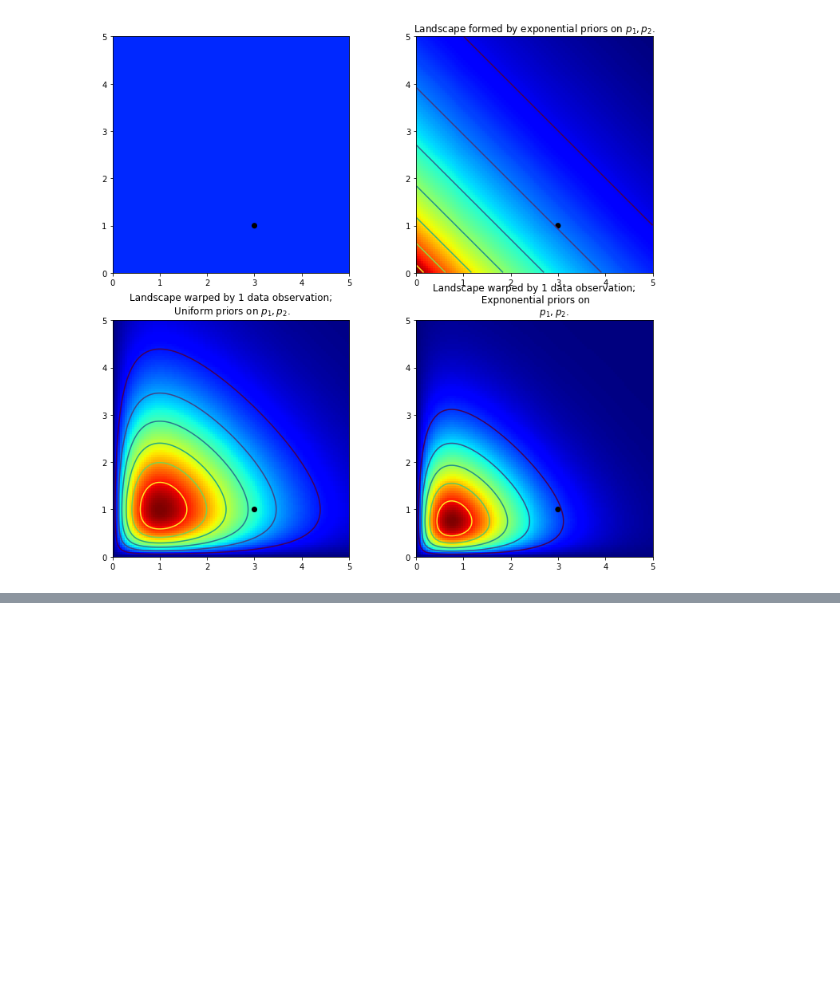
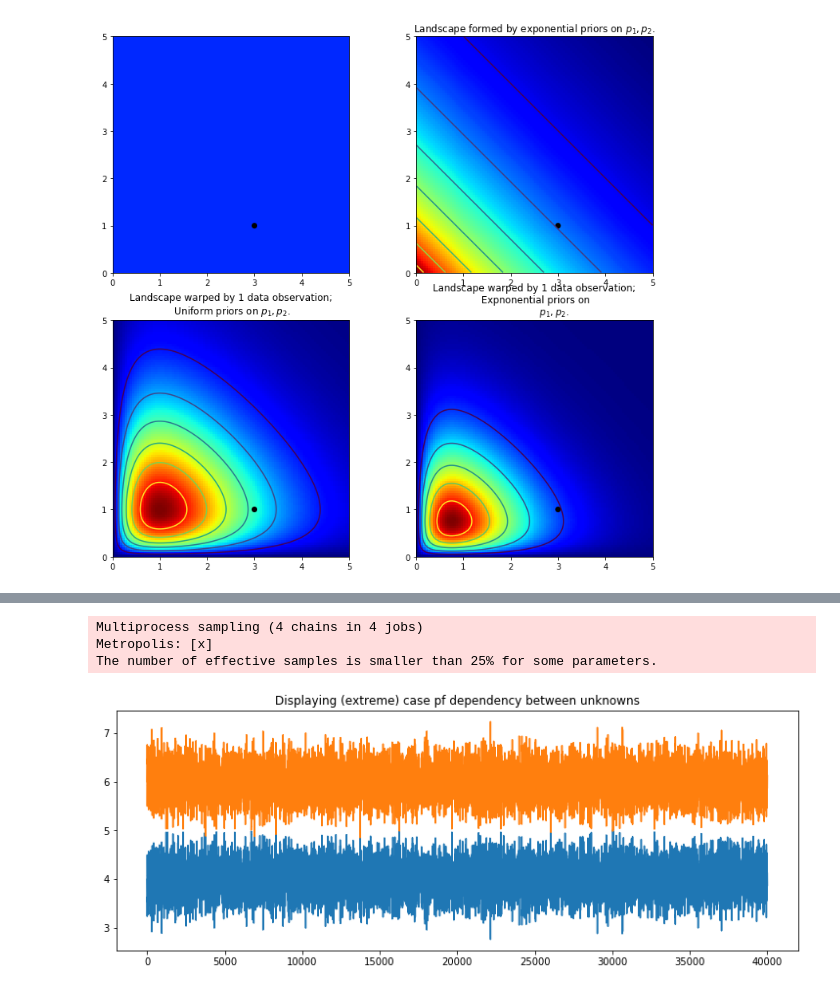
Before and after one commit to CLuiz/probabalistic_programming, a Jupyter notebook: c3.ipynb, the cells around one changed output, grey strips where cells are left out. Cells and saved outputs as stored; diff of their text form; code cells hidden in the pictures; blank space fills up the shorter version.

```diff
--- a/c3.ipynb
+++ b/c3.ipynb
@@ -260,0 +323,15 @@ NameError: name 'trace' is not defined
+# %%
+with pm.Model() as model:
+    x = pm.Normal('x', mu=4, tau=10)
+    y = pm.Deterministic('y', 10 - x)
+    trace_2 = pm.sample(10000, pm.Metropolis())
+
+
+plt.plot(trace_2['x'])
+plt.plot(trace_2['y'])
+plt.title('Displaying (extreme) case pf dependency between unknowns');
+# %% [output]
+Multiprocess sampling (4 chains in 4 jobs)
+Metropolis: [x]
+The number of effective samples is smaller than 25% for some parameters.
+[figure, added]
```
Also changed, not shown: parts of 12 cells of this notebook, 1 other file.
